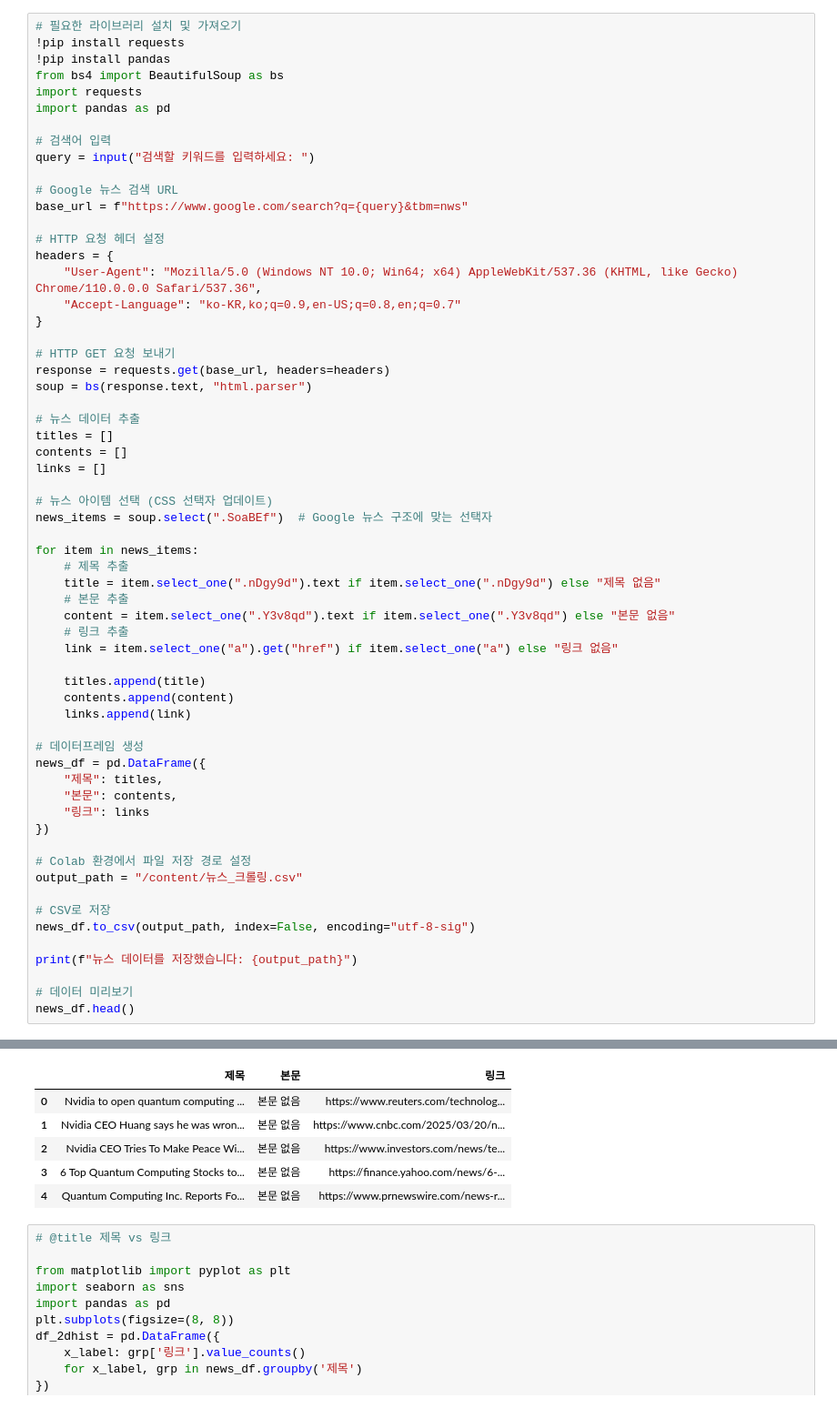
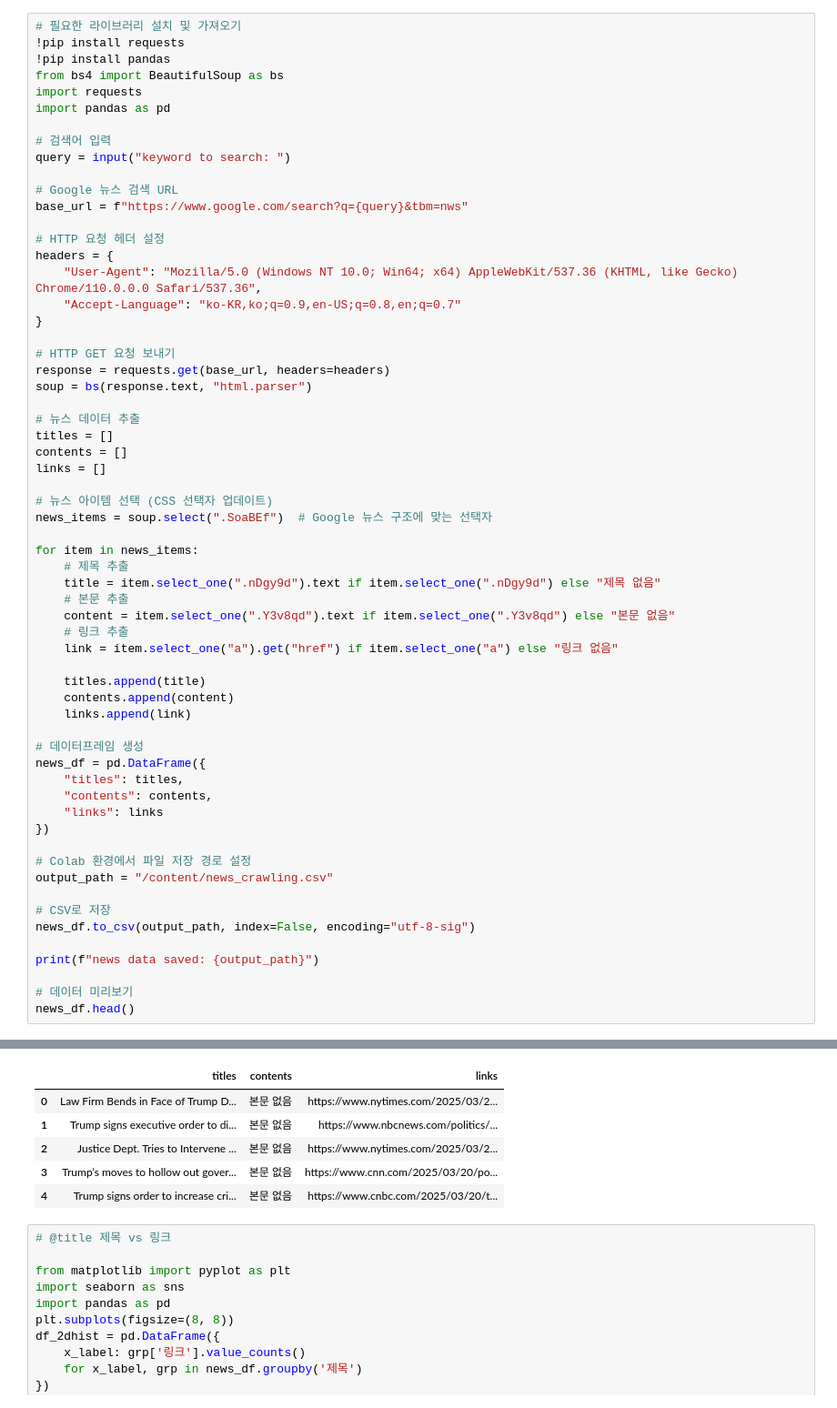
Before and after one commit to yhpark1962/baseball, a Jupyter notebook: news_crawling_good.ipynb, the cells around one changed output, grey strips where cells are left out. Shown: that part at 91% size. Drawn from its saved outputs; the diff is of its cells as text.

```diff
--- a/news_crawling_good.ipynb
+++ b/news_crawling_good.ipynb
@@ -9,7 +9,7 @@ import requests
 import pandas as pd
 
 # 검색어 입력
-query = input("검색할 키워드를 입력하세요: ")
+query = input("keyword to search: ")
 
 # Google 뉴스 검색 URL
 base_url = f"https://www.google.com/search?q={query}&tbm=nws"
@@ -46,18 +46,18 @@ for item in news_items:
 
 # 데이터프레임 생성
 news_df = pd.DataFrame({
-    "제목": titles,
-    "본문": contents,
-    "링크": links
+    "titles": titles,
+    "contents": contents,
+    "links": links
 })
 
 # Colab 환경에서 파일 저장 경로 설정
-output_path = "/content/뉴스_크롤링.csv"
+output_path = "/content/news_crawling.csv"
 
 # CSV로 저장
 news_df.to_csv(output_path, index=False, encoding="utf-8-sig")
 
-print(f"뉴스 데이터를 저장했습니다: {output_path}")
+print(f"news data saved: {output_path}")
 
 # 데이터 미리보기
 news_df.head()
@@ -78,9 +78,9 @@ Requirement already satisfied: six>=1.5 in /usr/local/lib/python3.11/dist-packag
-|  | 제목 | 본문 | 링크 |
-| 0 | Nvidia to open quantum computing ... | 본문 없음 | https://www.reuters.com/technolog... |
-| 1 | Nvidia CEO Huang says he was wron... | 본문 없음 | https://www.cnbc.com/2025/03/20/n... |
-| 2 | Nvidia CEO Tries To Make Peace Wi... | 본문 없음 | https://www.investors.com/news/te... |
-| 3 | 6 Top Quantum Computing Stocks to... | 본문 없음 | https://finance.yahoo.com/news/6-... |
-| 4 | Quantum Computing Inc. Reports Fo... | 본문 없음 | https://www.prnewswire.com/news-r... |
+|  | titles | contents | links |
+| 0 | Law Firm Bends in Face of Trump D... | 본문 없음 | https://www.nytimes.com/2025/03/2... |
+| 1 | Trump signs executive order to di... | 본문 없음 | https://www.nbcnews.com/politics/... |
+| 2 | Justice Dept. Tries to Intervene ... | 본문 없음 | https://www.nytimes.com/2025/03/2... |
+| 3 | Trump’s moves to hollow out gover... | 본문 없음 | https://www.cnn.com/2025/03/20/po... |
+| 4 | Trump signs order to increase cri... | 본문 없음 | https://www.cnbc.com/2025/03/20/t... |
 # %%
 # @title 제목 vs 링크
 
```
Also changed, not shown: parts of 1 cell of this notebook.
